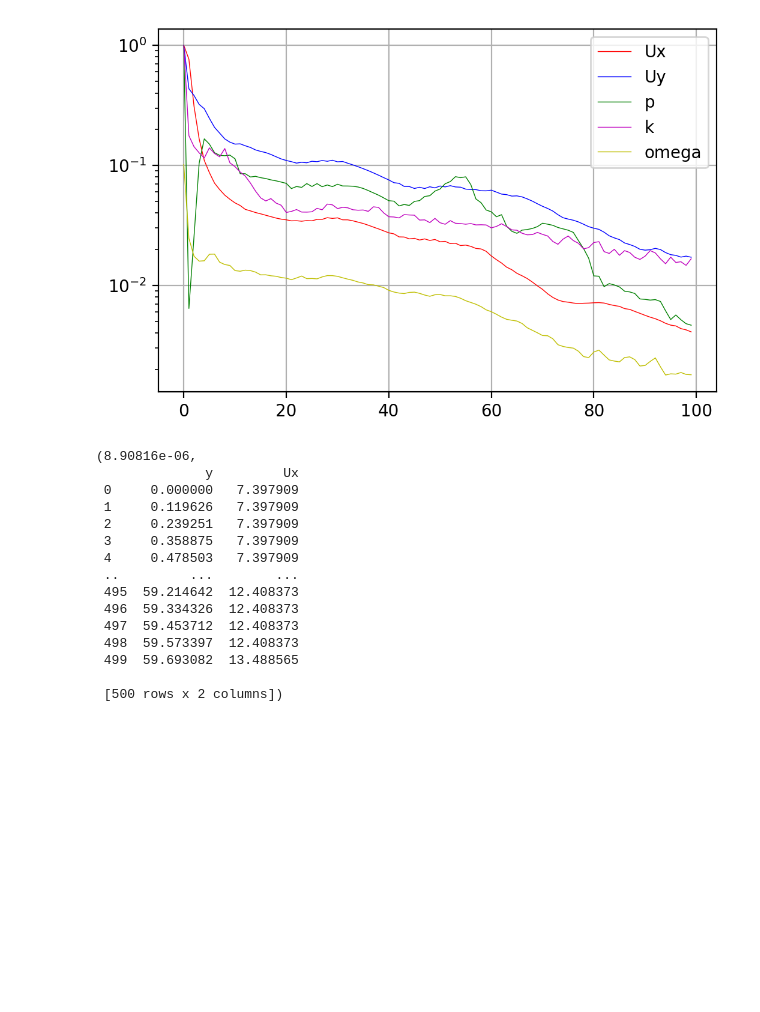
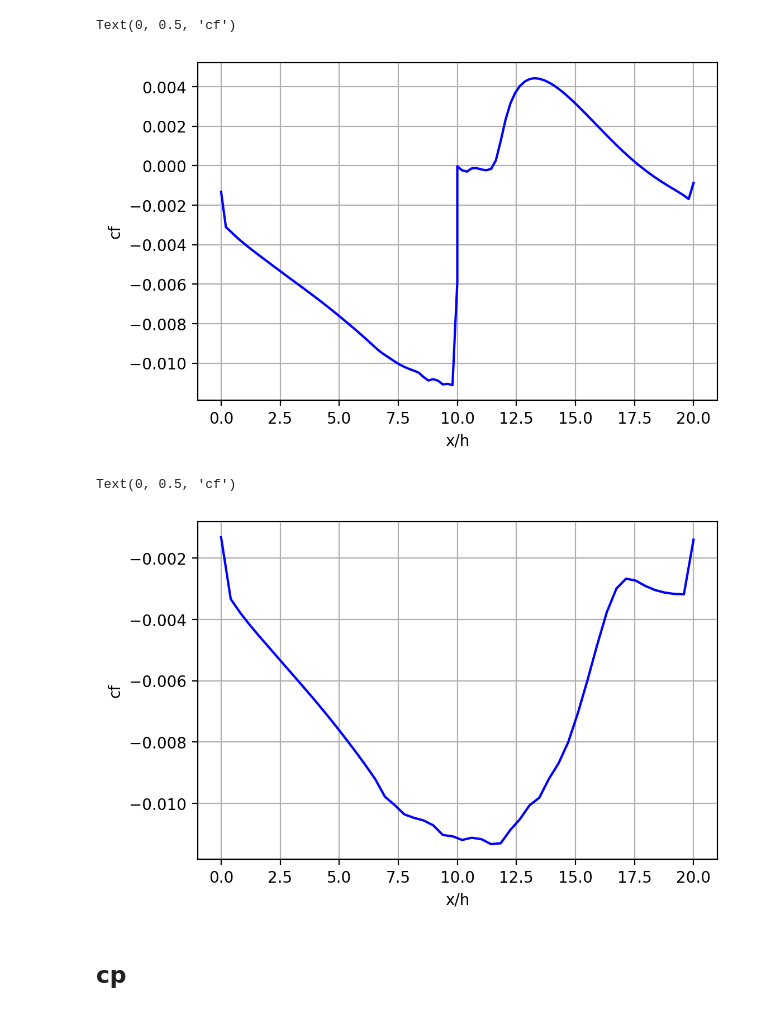
Before and after one commit to MartinAchondo/Simulation-of-Backward-Facing-Step-Flow-Using-OpenFOAM, a Jupyter notebook: 2d_k_omega/plots.ipynb, the cells around one changed output. Cells and saved outputs as stored; diff of their text form; code cells hidden in the pictures; blank space fills up the shorter version.

```diff
--- a/2d_k_omega/plots.ipynb
+++ b/2d_k_omega/plots.ipynb
@@ -19,2 +38,2 @@ import postCodes.wallLaw as wall
 # %%
-cf_lower,cf_upper = coef.get_cp(case)
+cf_lower,cf_upper = coef.get_cf(case)
@@ -28,31 +40,18 @@ data = residuals.get_residuals()
-# %%
-plt.plot(data['Ux'], linewidth=0.5, label='Ux', c='r')
-plt.plot(data['Uy'], linewidth=0.5, label='Uy', c='b')
-plt.plot(data['p'], linewidth=0.5, label='p', c='g')
-plt.plot(data['k'], linewidth=0.5, label='k', c='m')
-plt.plot(data['omega'], linewidth=0.5, label='omega', c='y')
-
-
-plt.legend()
-plt.grid()
-plt.yscale('log')
-# %% [output]
-[figure, removed]
-# %%
-wall.get_wall('X1','down',case)
-# %% [output]
-(8.90816e-06,
-              y         Ux
- 0     0.000000   7.397909
- 1     0.119626   7.397909
- 2     0.239251   7.397909
- 3     0.358875   7.397909
- 4     0.478503   7.397909
- ..         ...        ...
- 495  59.214642  12.408373
- 496  59.334326  12.408373
- 497  59.453712  12.408373
- 498  59.573397  12.408373
- 499  59.693082  13.488565
-
- [500 rows x 2 columns])
+# %%
+plt.plot(cf_lower['x']/case.h,cf_lower['cf'], c='b')
+plt.grid()
+plt.xlabel('x/h')
+plt.ylabel('cf')
+# %% [output]
+Text(0, 0.5, 'cf')
+[figure, added]
+# %%
+plt.plot(cf_upper['x']/case.h,cf_upper['cf'], c='b')
+plt.grid()
+plt.xlabel('x/h')
+plt.ylabel('cf')
+# %% [output]
+Text(0, 0.5, 'cf')
+[figure, added]
+# %% [markdown]
+## cp
```
Also changed, not shown: parts of 14 cells of this notebook, 3 other files.
